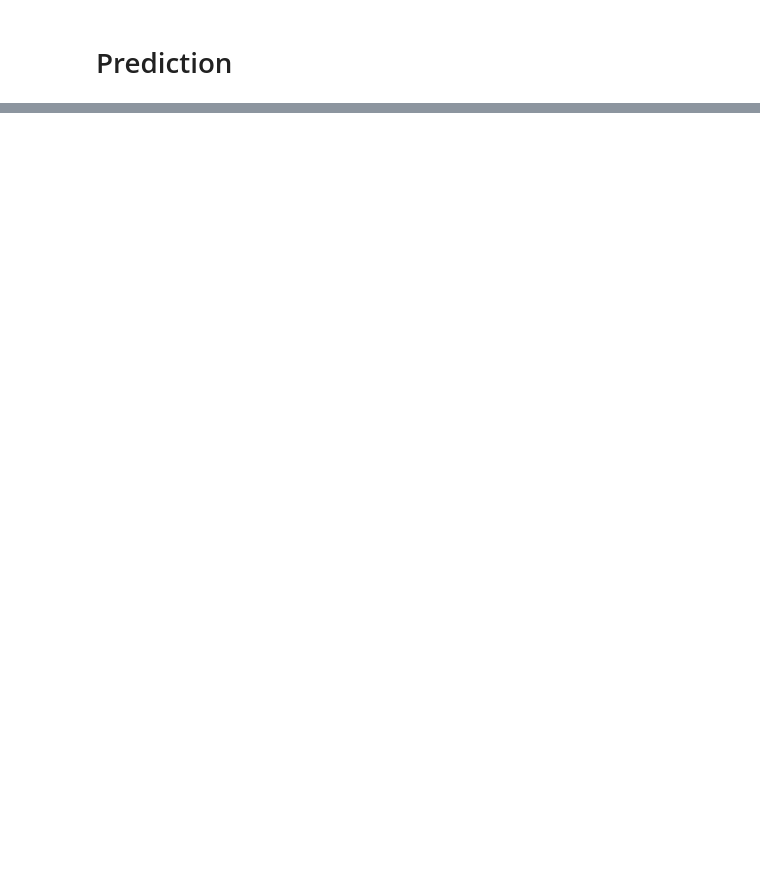
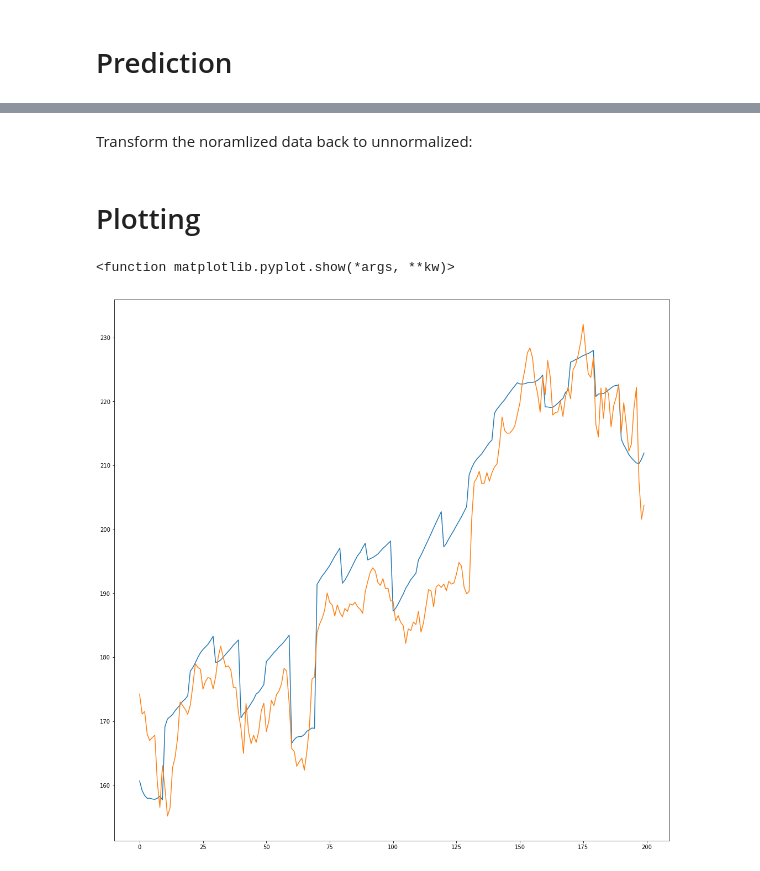
Before and after one commit to ginochen/LSTM_stock, a Jupyter notebook: LSTM_stock.ipynb, the cells around one changed output, grey strips where cells are left out. Drawn from its saved outputs; the diff is of its cells as text; code cells hidden in the pictures; blank space fills up the shorter version.

Commit message:
start plotting

```diff
--- a/LSTM_stock.ipynb
+++ b/LSTM_stock.ipynb
@@ -153,12 +229,2 @@ Epoch 00500: saving model to data//model-500.hdf5
 # %% [markdown]
 # Prediction
-# %%
-#from keras.models import load_model
-# load model from single file
-#model = load_model('data/model-477.hdf5')
-# make predictions
-#yhat = model.predict(np.reshape(test[0:10,:],(10,4,1)), batch_size=1, steps=10, verbose=2)
-x = np.zeros((1,10,4))
-x[0,:,:] = test[0:10,:]
-yhat = model.predict(x)
-print(yhat)
@@ -170,0 +285,2 @@ ValueError: could not broadcast input array from shape (20,10,1) into shape (1,1
+# %% [markdown]
+Transform the noramlized data back to unnormalized:
@@ -170,0 +293,16 @@ ValueError: could not broadcast input array from shape (20,10,1) into shape (1,1
+# %% [markdown]
+# Plotting
+# %%
+from matplotlib import pyplot as plt
+from pandas import DataFrame as df
+import time
+plt.figure(figsize = (18,18))
+
+#for i in range(3):
+plt.plot(ypred[:,:,0].reshape(-1,1))
+plt.plot(xin[:,:,0].reshape(-1,1))
+plt.show
+#plt.hold(True)
+# %% [output]
+<function matplotlib.pyplot.show(*args, **kw)>
+[figure, added]
```
Also changed, not shown: parts of 16 cells of this notebook.
